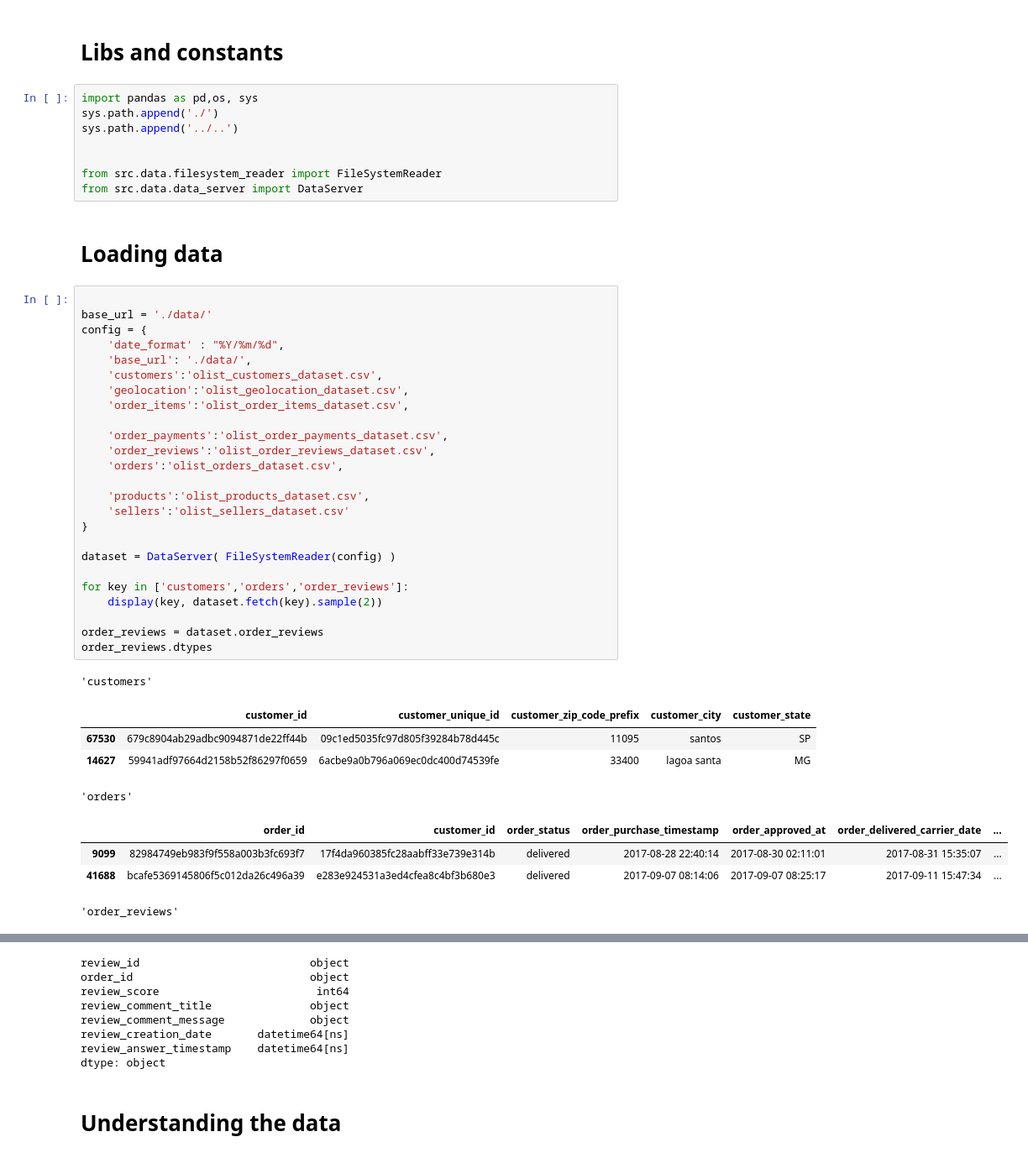
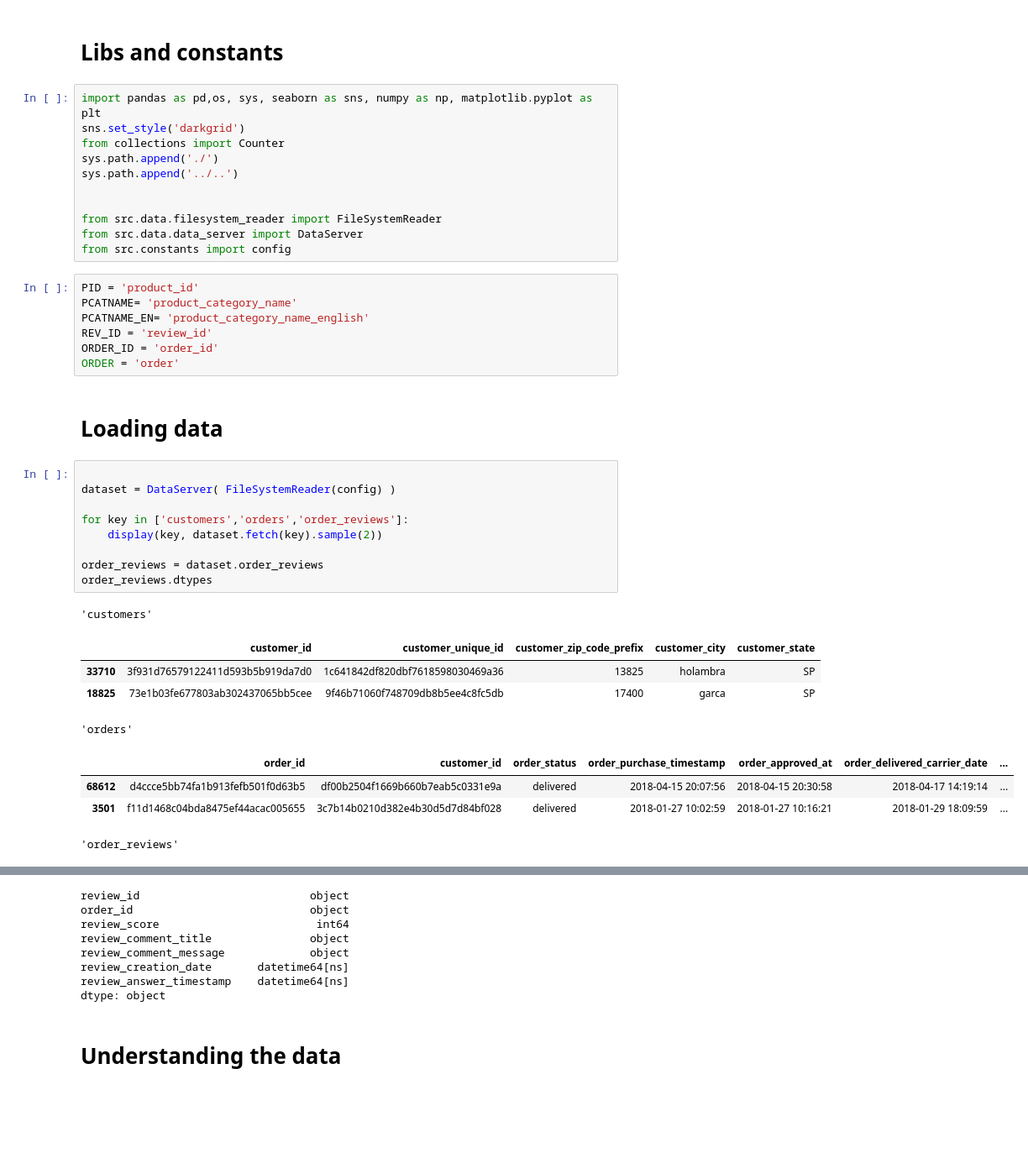
Before and after one commit to xavierbox/OlistAnalysis, a Jupyter notebook: 1.load_understand_data.ipynb, the cells around one changed output, grey strips where cells are left out. Shown: that part at 84% size. Cells and saved outputs as stored; diff of their text form; blank space fills up the shorter version.

Commit message:
added minor formatting

```diff
--- a/1.load_understand_data.ipynb
+++ b/1.load_understand_data.ipynb
@@ -33,48 +35,42 @@ Each item might be fulfilled by a distinct seller.
 # %% [markdown]
 #  Libs and constants
 # %%
-import pandas as pd,os, sys
+import pandas as pd,os, sys, seaborn as sns, numpy as np, matplotlib.pyplot as plt
+sns.set_style('darkgrid')
+from collections import Counter
 sys.path.append('./')
 sys.path.append('../..')
 
 
 from src.data.filesystem_reader import FileSystemReader
 from src.data.data_server import DataServer
+from src.constants import config
+# %%
+PID = 'product_id'
+PCATNAME= 'product_category_name'
+PCATNAME_EN= 'product_category_name_english'
+REV_ID = 'review_id'
+ORDER_ID = 'order_id'
+ORDER = 'order'
 # %% [markdown]
 # Loading data
 # %%
-
-base_url = './data/'
-config = {
-    'date_format' : "%Y/%m/%d",
-    'base_url': './data/',
-    'customers':'olist_customers_dataset.csv',
-    'geolocation':'olist_geolocation_dataset.csv',
-    'order_items':'olist_order_items_dataset.csv',
-
-    'order_payments':'olist_order_payments_dataset.csv',
-    'order_reviews':'olist_order_reviews_dataset.csv',
-    'orders':'olist_orders_dataset.csv',
-
-    'products':'olist_products_dataset.csv',
-    'sellers':'olist_sellers_dataset.csv'
-}
 
 dataset = DataServer( FileSystemReader(config) )
 
 for key in ['customers','orders','order_reviews']:
     display(key, dataset.fetch(key).sample(2))
 
 order_reviews = dataset.order_reviews
 order_reviews.dtypes
 # %% [output]
 'customers'
 |  | customer_id | customer_unique_id | customer_zip_code_prefix | customer_city | customer_state |
-| 67530 | 679c8904ab29adbc9094871de22ff44b | 09c1ed5035fc97d805f39284b78d445c | 11095 | santos | SP |
-| 14627 | 59941adf97664d2158b52f86297f0659 | 6acbe9a0b796a069ec0dc400d74539fe | 33400 | lagoa santa | MG |
+| 33710 | 3f931d76579122411d593b5b919da7d0 | 1c641842df820dbf7618598030469a36 | 13825 | holambra | SP |
+| 18825 | 73e1b03fe677803ab302437065bb5cee | 9f46b71060f748709db8b5ee4c8fc5db | 17400 | garca | SP |
 'orders'
 |  | order_id | customer_id | order_status | order_purchase_timestamp | order_approved_at | order_delivered_carrier_date | ... |
-| 9099 | 82984749eb983f9f558a003b3fc693f7 | 17f4da960385fc28aabff33e739e314b | delivered | 2017-08-28 22:40:14 | 2017-08-30 02:11:01 | 2017-08-31 15:35:07 | ... |
-| 41688 | bcafe5369145806f5c012da26c496a39 | e283e924531a3ed4cfea8c4bf3b680e3 | delivered | 2017-09-07 08:14:06 | 2017-09-07 08:25:17 | 2017-09-11 15:47:34 | ... |
+| 68612 | d4ccce5bb74fa1b913fefb501f0d63b5 | df00b2504f1669b660b7eab5c0331e9a | delivered | 2018-04-15 20:07:56 | 2018-04-15 20:30:58 | 2018-04-17 14:19:14 | ... |
+| 3501 | f11d1468c04bda8475ef44acac005655 | 3c7b14b0210d382e4b30d5d7d84bf028 | delivered | 2018-01-27 10:02:59 | 2018-01-27 10:16:21 | 2018-01-29 18:09:59 | ... |
 'order_reviews'
 |  | review_id | order_id | review_score | review_comment_title | review_comment_message | review_creation_date | ... |
```
Also changed, not shown: parts of 27 cells of this notebook, 3 other files.
